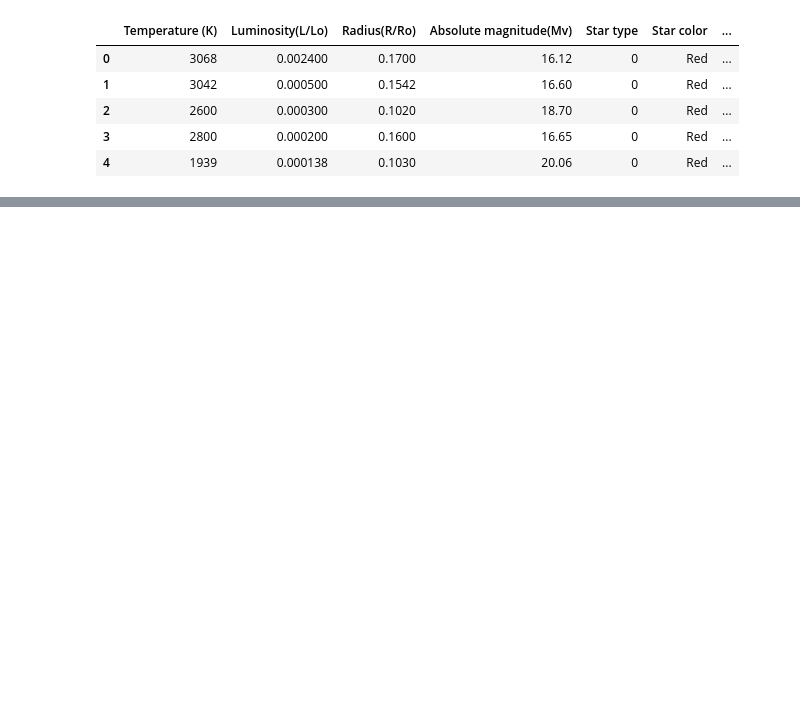
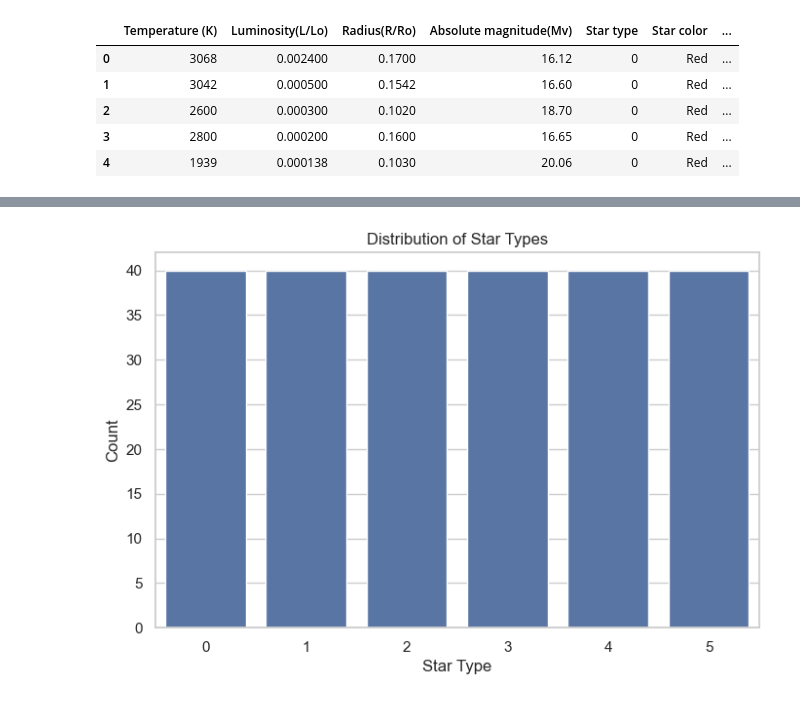
Before and after one commit to Sonal7578/star-project, a Jupyter notebook: star.ipynb, the cells around one changed output, grey strips where cells are left out. Cells and saved outputs as stored; diff of their text form; code cells hidden in the pictures; blank space fills up the shorter version.

```diff
--- a/star.ipynb
+++ b/star.ipynb
@@ -26,0 +64,10 @@ df.head()
+# %%
+# Count of each star type
+plt.figure(figsize=(8, 5))
+sns.countplot(x='Star type', data=df)
+plt.title('Distribution of Star Types')
+plt.xlabel('Star Type')
+plt.ylabel('Count')
+plt.show()
+# %% [output]
+[figure, added]
```
Also changed, not shown: parts of 6 cells of this notebook.
